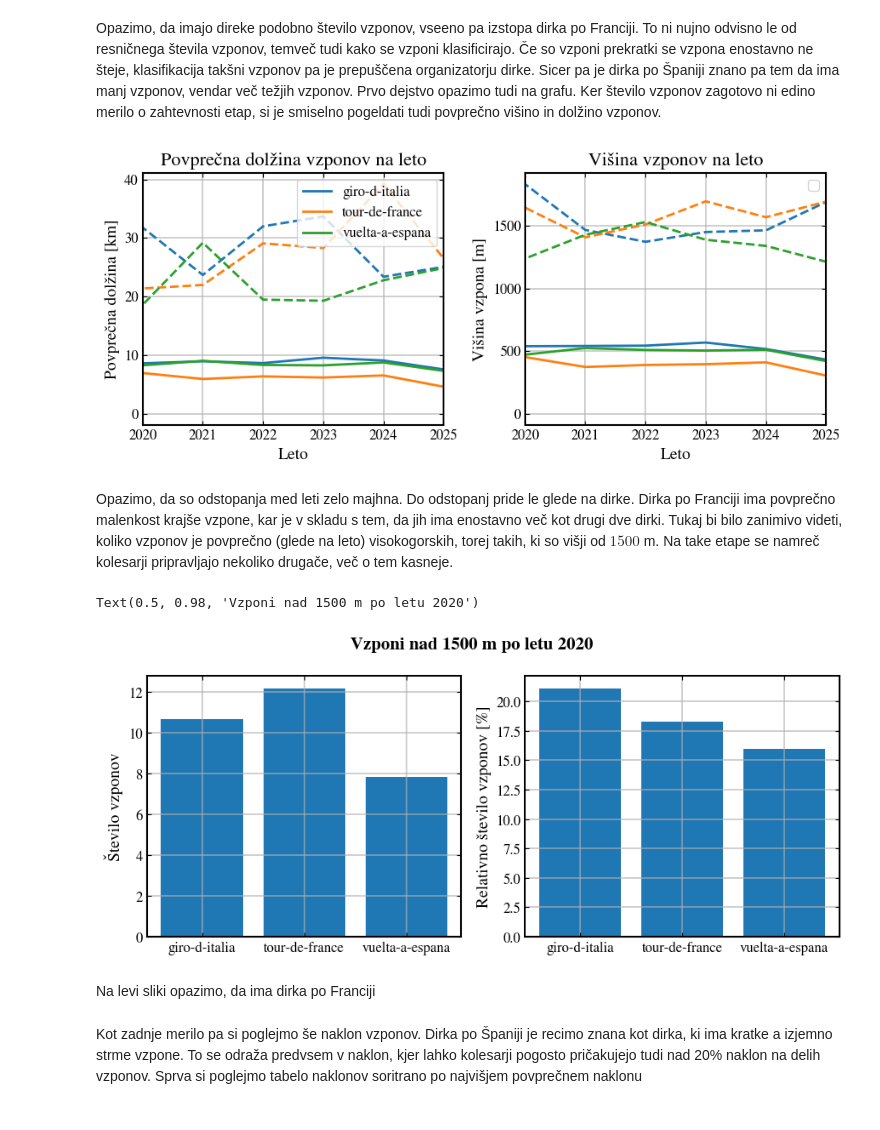
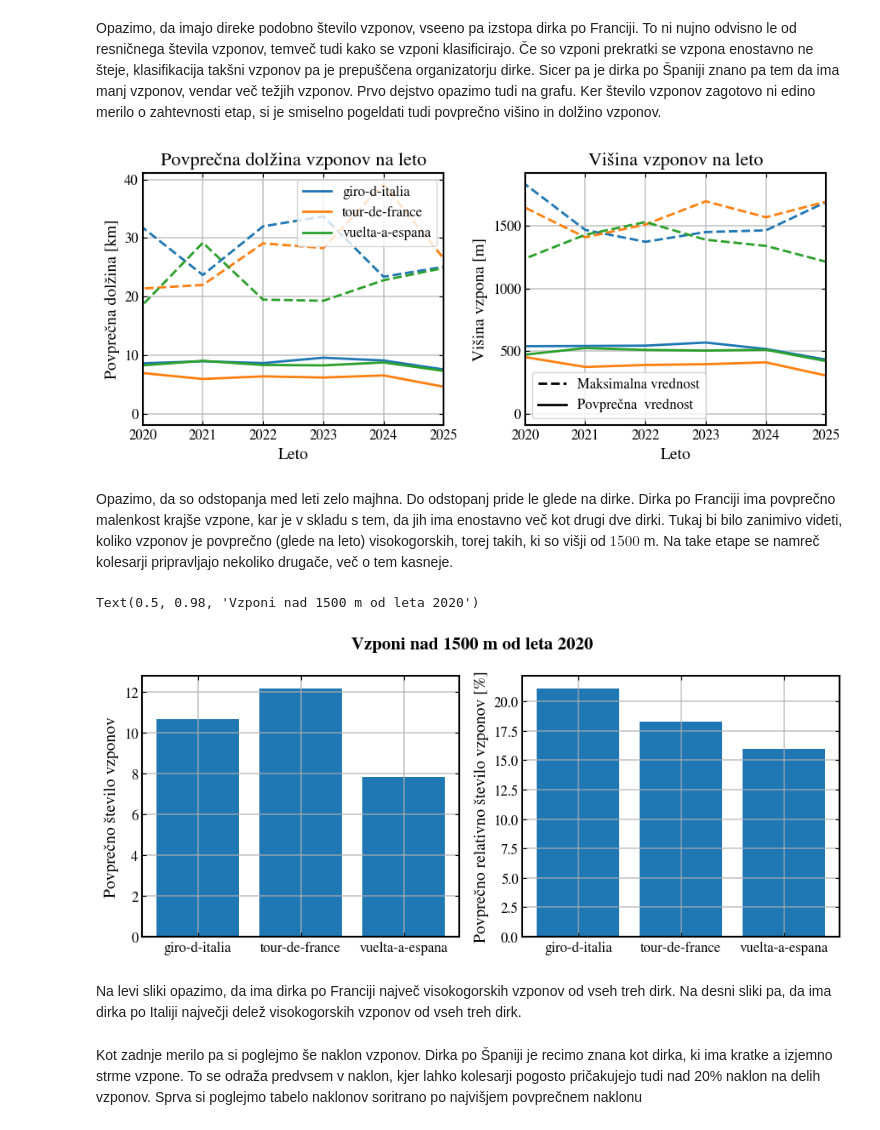
Before and after one commit to ziga-vaupotic/uvp-projektna, a Jupyter notebook: analyses/analiza-dirk.ipynb, the cells around one changed output. Cells and saved outputs as stored; diff of their text form; code cells hidden in the pictures.

Commit message:
Skoraj zaključi analizo vzponov, dodal še metrike težavnosti

```diff
--- a/analyses/analiza-dirk.ipynb
+++ b/analyses/analiza-dirk.ipynb
@@ -19,4 +20,14 @@ Začnimo s pregledom vzponov, ki se na dirkah najpogosteje pojavljajo. Tukaj je
 # %%
 data_frame = pd.read_csv("../data/csv/climbs.csv")
 
-invalid_condition = data_frame["Vertical"] != 0
+filtered_data_frame = data_frame[data_frame["Year"] >= 2020]
+
+climb_count = filtered_data_frame["Name"].value_counts().head(15)
+
+climb_count.plot(kind="barh", edgecolor="black")
+plt.ylabel("Število ponovitev")
+
+ax = plt.gca()
+ax.yaxis.set_label_position("right")
+
+plt.title("Najpogostejši vzponi od leta 2020")
@@ -58,12 +74,14 @@ plt.show()
 # %% [markdown]
 Opazimo, da imajo direke podobno število vzponov, vseeno pa izstopa dirka po Franciji. To ni nujno odvisno le od resničnega števila vzponov, temveč tudi kako se vzponi klasificirajo. Če so vzponi prekratki se vzpona enostavno ne šteje, klasifikacija takšni vzponov pa je prepuščena organizatorju dirke. Sicer pa je dirka po Španiji znano pa tem da ima manj vzponov, vendar več težjih vzponov. Prvo dejstvo opazimo tudi na grafu. Ker število vzponov zagotovo ni edino merilo o zahtevnosti etap, si je smiselno pogeldati tudi povprečno višino in dolžino vzponov.
 # %%
+invalid_condition = data_frame["Vertical"] != 0
+groups = ["Year", "Race"]
 
-graph_climb_length_by_year = data_frame[invalid_condition].groupby(["Year", "Race"])["Length"].mean().unstack(fill_value=0)
-graph_climb_max_length_by_year = data_frame[invalid_condition].groupby(["Year", "Race"])["Length"].max().unstack(fill_value=0)
+graph_climb_length_by_year = data_frame[invalid_condition].groupby(groups)["Length"].mean().unstack(fill_value=0)
+graph_climb_max_length_by_year = data_frame[invalid_condition].groupby(groups)["Length"].max().unstack(fill_value=0)
 
-graph_climb_height_by_year = data_frame[invalid_condition].groupby(["Year", "Race"])["DeltaVertical"].mean().unstack(fill_value=0)
-graph_climb_max_height_by_year = data_frame[invalid_condition].groupby(["Year", "Race"])["DeltaVertical"].max().unstack(fill_value=0)
+graph_climb_height_by_year = data_frame[invalid_condition].groupby(groups)["DeltaVertical"].mean().unstack(fill_value=0)
+graph_climb_max_height_by_year = data_frame[invalid_condition].groupby(groups)["DeltaVertical"].max().unstack(fill_value=0)
 
 fig, ax = plt.subplots(1, 2, figsize=(9, 4))
 
@@ -82,40 +100,46 @@ ax[0].set_ylabel("Povprečna dolžina [km]")
 ax[1].set_title("Višina vzponov na leto")
 ax[1].set_ylabel("Višina vzpona [m]")
 
+legend_elements = [
+    Line2D([0], [0], color='black', linestyle='--', marker="None", label='Maksimalna vrednost'),
+    Line2D([0], [0], color='black', linestyle='-', marker="None", label='Povprečna  vrednost')
+]
+
+ax[0].legend()
+ax[1].legend(handles=legend_elements)
 
 for i in range(0,2):
     ax[i].set_xlim([2020, 2025])
     ax[i].set_xlabel("Leto")
-    ax[i].legend()
 
 fig.set_tight_layout(True)
 plt.show()
 # %% [output]
-[figure, old version]
+[figure, new version]
 # %% [markdown]
 Opazimo, da so odstopanja med leti zelo majhna. Do odstopanj pride le glede na dirke. Dirka po Franciji ima povprečno malenkost krajše vzpone, kar je v skladu s tem, da jih ima enostavno več kot drugi dve dirki. Tukaj bi bilo zanimivo videti, koliko vzponov je povprečno (glede na leto) visokogorskih, torej takih, ki so višji od $1500$ m. Na take etape se namreč kolesarji pripravljajo nekoliko drugače, več o tem kasneje.
 # %%
 fig, ax = plt.subplots(1, 2, figsize=(9, 4))
 
-high_climbs_per_year = data_frame[(data_frame["Vertical"] > 1500) & (data_frame["Year"] >= 2020)].groupby("Race").size()
+high_climbs_per_year = filtered_data_frame[(filtered_data_frame["Vertical"] > 1500)].groupby("Race").size()
 
-climbs_after_2020 = data_frame[(data_frame["Year"] >= 2020)].groupby("Race").size()
+climbs_after_2020 = filtered_data_frame.groupby("Race").size()
 
 ax[0].bar(high_climbs_per_year.index, high_climbs_per_year.values / 6)
 
 ax[0].set_ylabel("Povprečno število vzponov")
 
 ax[1].bar(high_climbs_per_year.index, high_climbs_per_year.values / climbs_after_2020 * 100)
 
 ax[1].set_ylabel("Povprečno relativno število vzponov [%]")
 
 fig.set_tight_layout(True)
-fig.suptitle("Vzponi nad 1500 m po letu 2020")
+fig.suptitle("Vzponi nad 1500 m od leta 2020")
 # %% [output]
-Text(0.5, 0.98, 'Vzponi nad 1500 m po letu 2020')
+Text(0.5, 0.98, 'Vzponi nad 1500 m od leta 2020')
-[figure, old version]
+[figure, new version]
 # %% [markdown]
-Na levi sliki opazimo, da ima dirka po Franciji
+Na levi sliki opazimo, da ima dirka po Franciji največ visokogorskih vzponov od vseh treh dirk. Na desni sliki pa, da ima dirka po Italiji največji delež visokogorskih vzponov od vseh treh dirk.
 # %% [markdown]
 Kot zadnje merilo pa si poglejmo še naklon vzponov. Dirka po Španiji je recimo znana kot dirka, ki ima kratke a izjemno strme vzpone. To se odraža predvsem v naklon, kjer lahko kolesarji pogosto pričakujejo tudi nad 20% naklon na delih vzponov. Sprva si poglejmo tabelo naklonov soritrano po najvišjem povprečnem naklonu
 # %%
```
Also changed, not shown: parts of 12 cells of this notebook, 5 other files.
